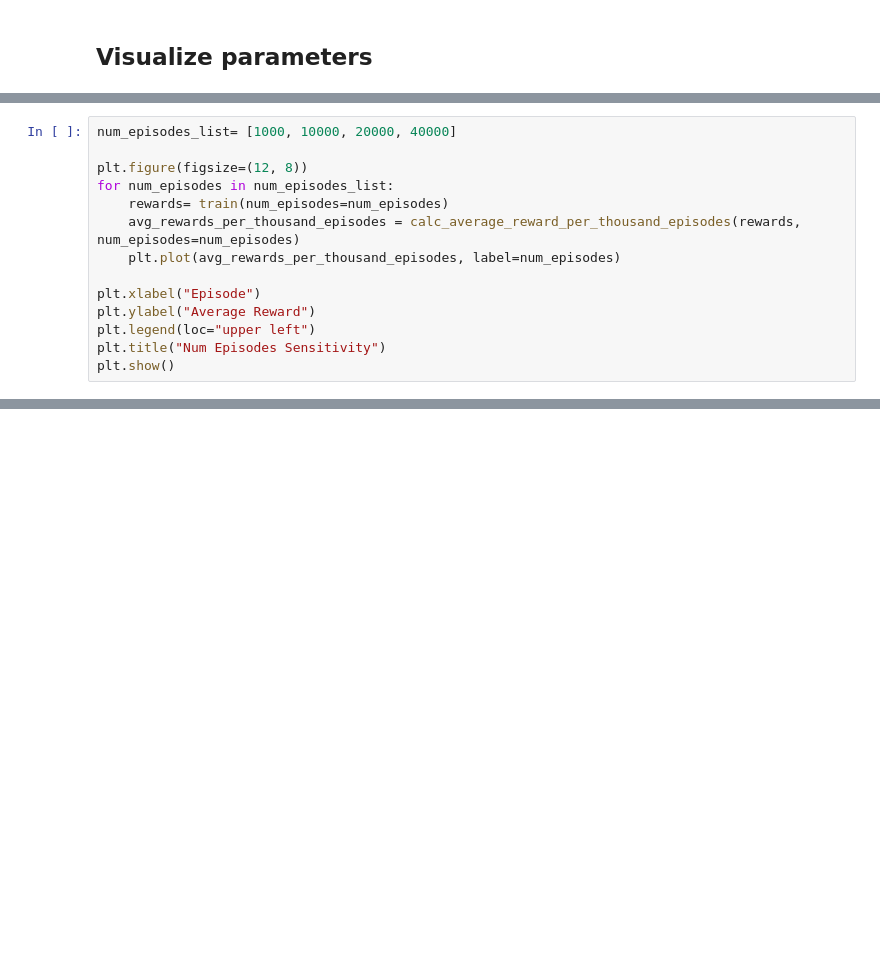
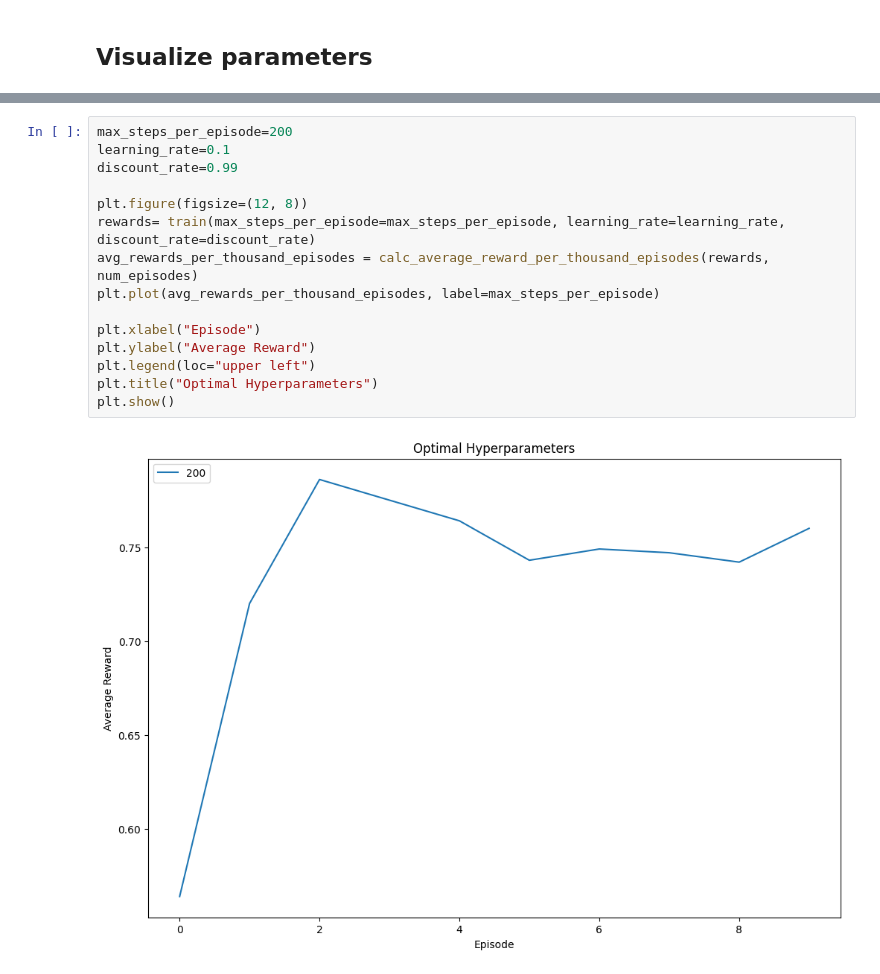
Before and after one commit to MaxHam/AML, a Jupyter notebook: Ex12.ReinforcementLearning.FrozenLakeGame.ipynb, the cells around one changed output, grey strips where cells are left out. Cells and saved outputs as stored; diff of their text form; blank space fills up the shorter version.

```diff
--- a/Ex12.ReinforcementLearning.FrozenLakeGame.ipynb
+++ b/Ex12.ReinforcementLearning.FrozenLakeGame.ipynb
@@ -353,14 +352,0 @@ plt.show()
-# %%
-num_episodes_list= [1000, 10000, 20000, 40000]
-
-plt.figure(figsize=(12, 8))
-for num_episodes in num_episodes_list:
-    rewards= train(num_episodes=num_episodes)
-    avg_rewards_per_thousand_episodes = calc_average_reward_per_thousand_episodes(rewards, num_episodes=num_episodes)
-    plt.plot(avg_rewards_per_thousand_episodes, label=num_episodes)
-
-plt.xlabel("Episode")
-plt.ylabel("Average Reward")
-plt.legend(loc="upper left")
-plt.title("Num Episodes Sensitivity")
-plt.show()
@@ -370,3 +364,20 @@ ValueError: array split does not result in an equal division
+# %%
+max_steps_per_episode=200
+learning_rate=0.1
+discount_rate=0.99
+
+plt.figure(figsize=(12, 8))
+rewards= train(max_steps_per_episode=max_steps_per_episode, learning_rate=learning_rate, discount_rate=discount_rate)
+avg_rewards_per_thousand_episodes = calc_average_reward_per_thousand_episodes(rewards, num_episodes)
+plt.plot(avg_rewards_per_thousand_episodes, label=max_steps_per_episode)
+
+plt.xlabel("Episode")
+plt.ylabel("Average Reward")
+plt.legend(loc="upper left")
+plt.title("Optimal Hyperparameters")
+plt.show()
+# %% [output]
+[figure, added]
 # %%
 # Print updated Q-table
 print("\n\n********Q-table********\n")
```
Also changed, not shown: parts of 8 cells of this notebook, 12 other files.
